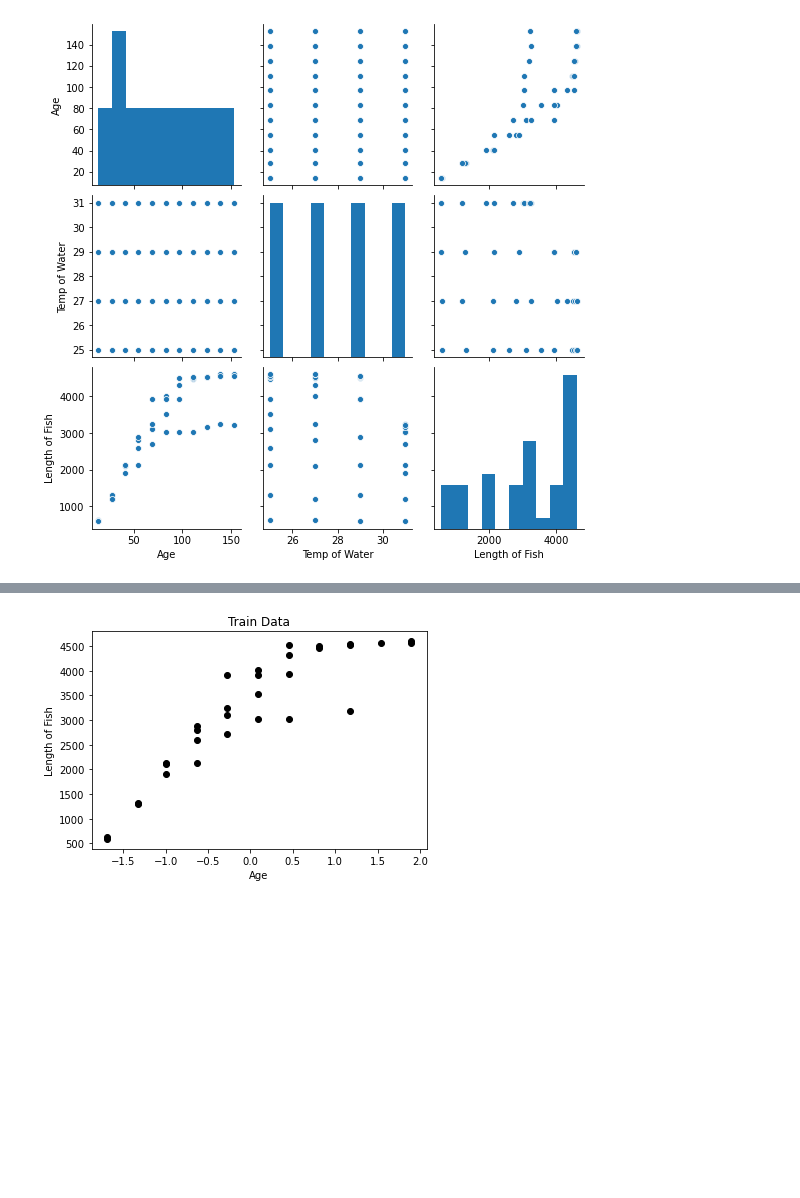
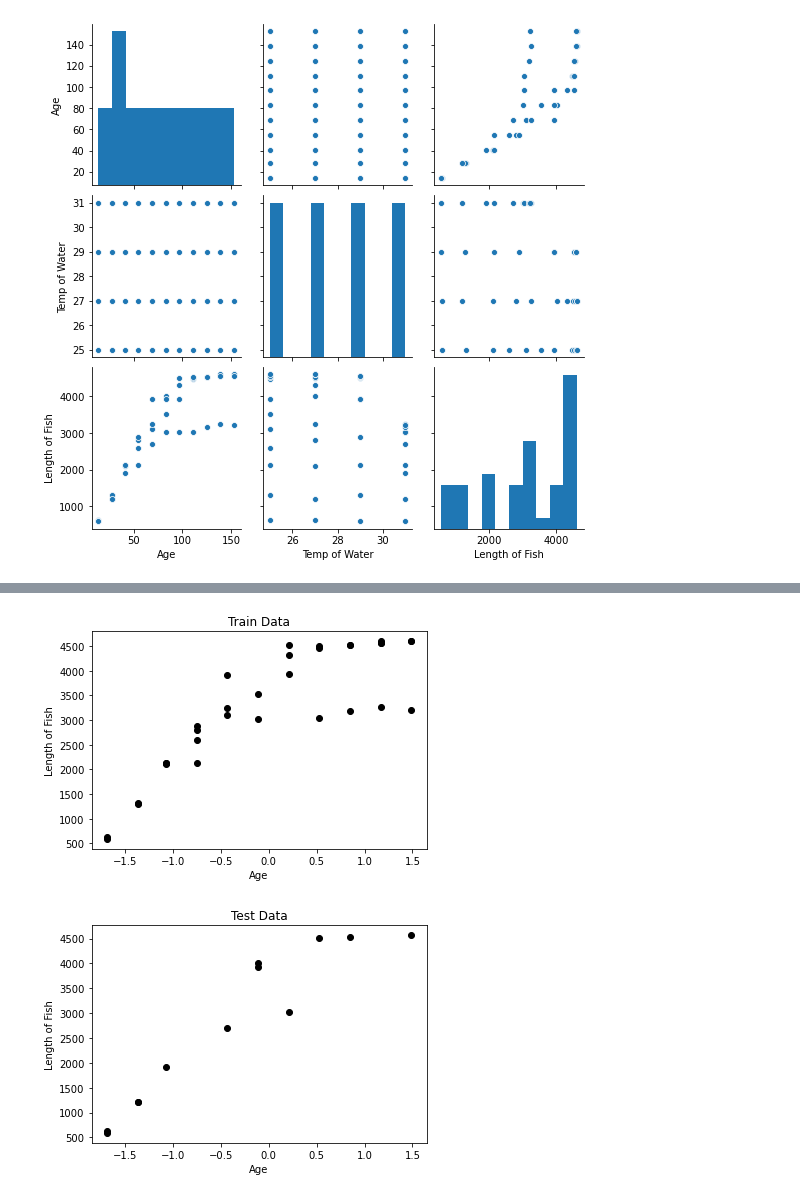
Before and after one commit to Prakhar-Saxena/CollegeAssignments, a Jupyter notebook: CS383/assn1/assn1.ipynb, the cells around one changed output, grey strips where cells are left out. Drawn from its saved outputs; the diff is of its cells as text; code cells hidden in the pictures; blank space fills up the shorter version.

```diff
--- a/CS383/assn1/assn1.ipynb
+++ b/CS383/assn1/assn1.ipynb
@@ -308,10 +332,19 @@ Y_test = test_df['Length of Fish']
 # %%
 plt.scatter(X_train_std, Y_train, color='black')
 plt.title('Train Data')
 plt.xlabel('Age')
 plt.ylabel('Length of Fish')
 # plt.xticks(())
 # plt.yticks(())
 plt.show()
+
+plt.scatter(X_test_std, Y_test, color='black')
+plt.title('Test Data')
+plt.xlabel('Age')
+plt.ylabel('Length of Fish')
+# plt.xticks(())
+# plt.yticks(())
+plt.show()
 # %% [output]
-[figure, old version]
+[figure, new version]
+[figure, added]
```
Also changed, not shown: parts of 7 cells of this notebook, 2 other files.
